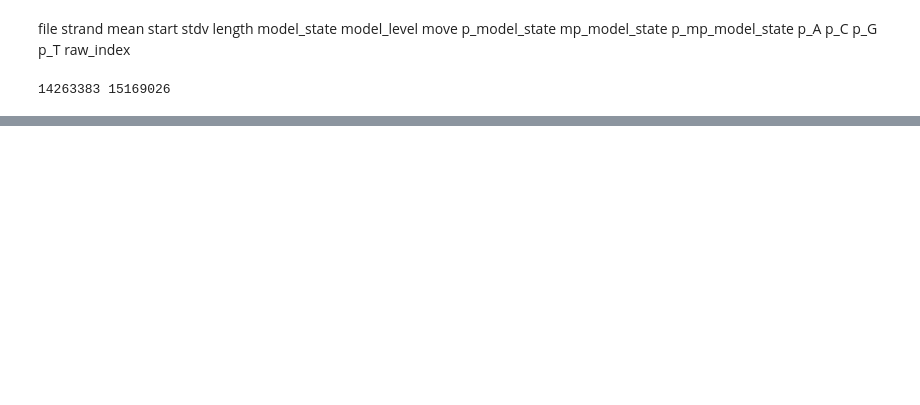
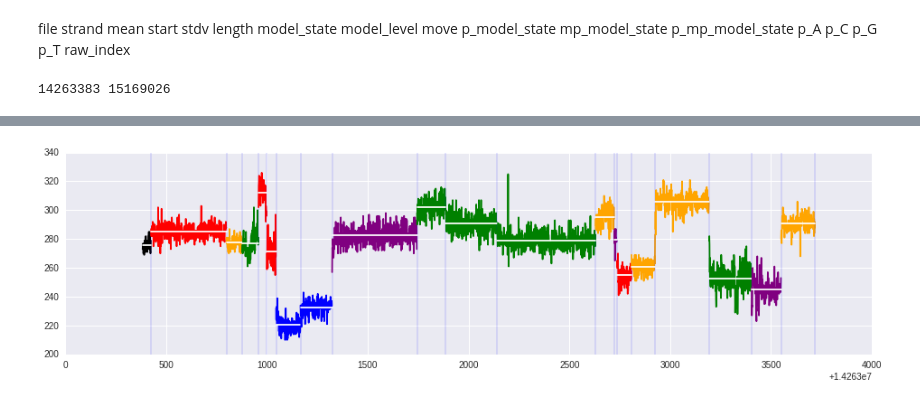
Before and after one commit to grst/nanopore-notebooks, a Jupyter notebook: notebooks/david analysis.ipynb, the cells around one changed output, grey strips where cells are left out. Drawn from its saved outputs; the diff is of its cells as text; code cells hidden in the pictures; blank space fills up the shorter version.

```diff
--- a/notebooks/david analysis.ipynb
+++ b/notebooks/david analysis.ipynb
@@ -131,0 +145,16 @@ len(called_seq)
+# %%
+cols = {"A": "red", "T": "blue", "G": "green", "C": "orange"}
+fig, ax = subplots(figsize = (16,4))
+for ev in raw_events[:20]:
+    start, end, kmer, move = ev
+    if move == 1:
+        col = cols[kmer[2]]
+    elif move == 0:
+        col = "black"
+    else:
+        col = "purple"
+    ax.plot(range(start, end), list(all_raw[start:end]), color=col)
+    ax.axvline(end, linewidth=.2)
+    ax.plot((start, end), [mean(all_raw[start:end])] * 2, color="white")
+# %% [output]
+[figure, added]
```
Also changed, not shown: parts of 29 cells of this notebook.
